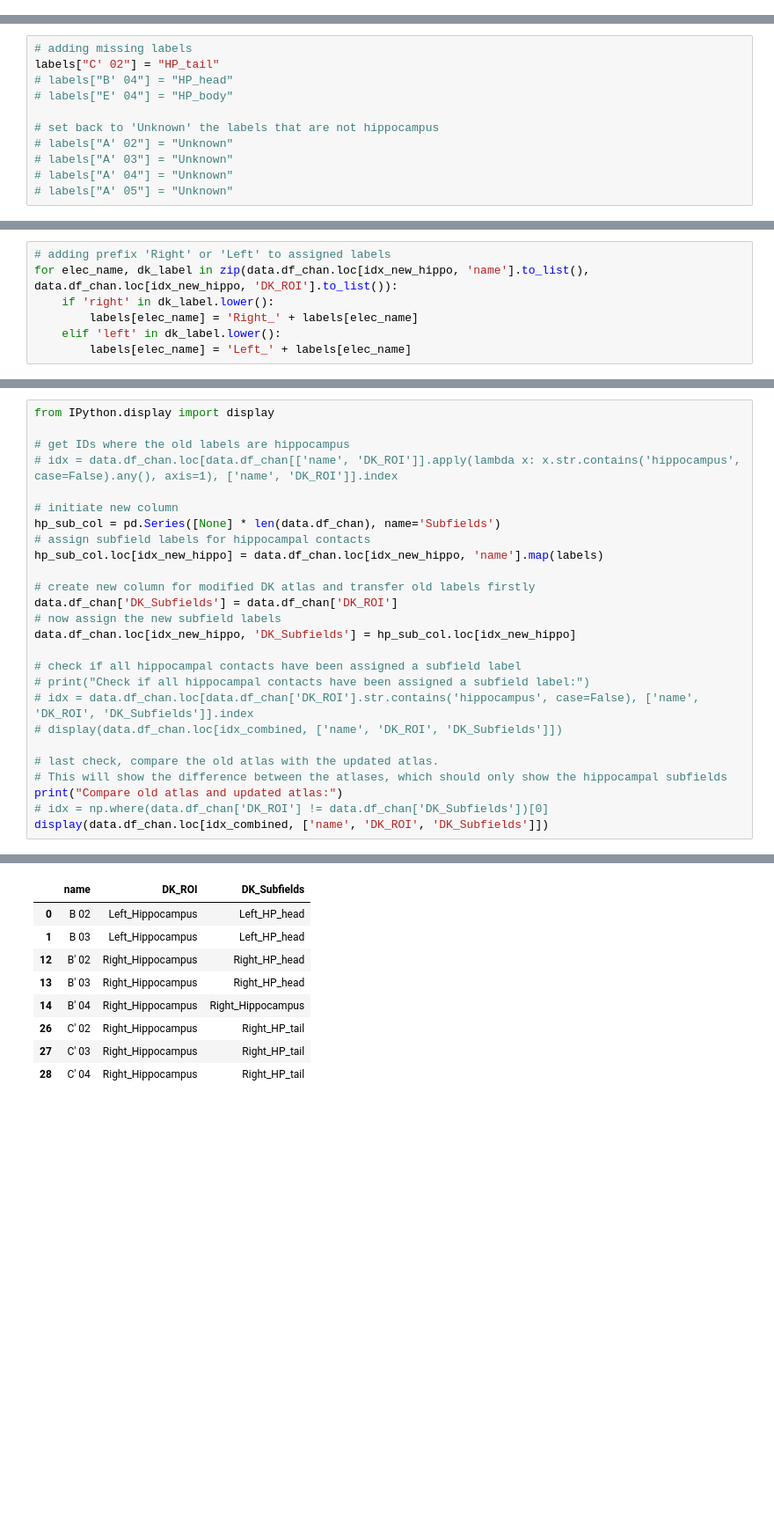
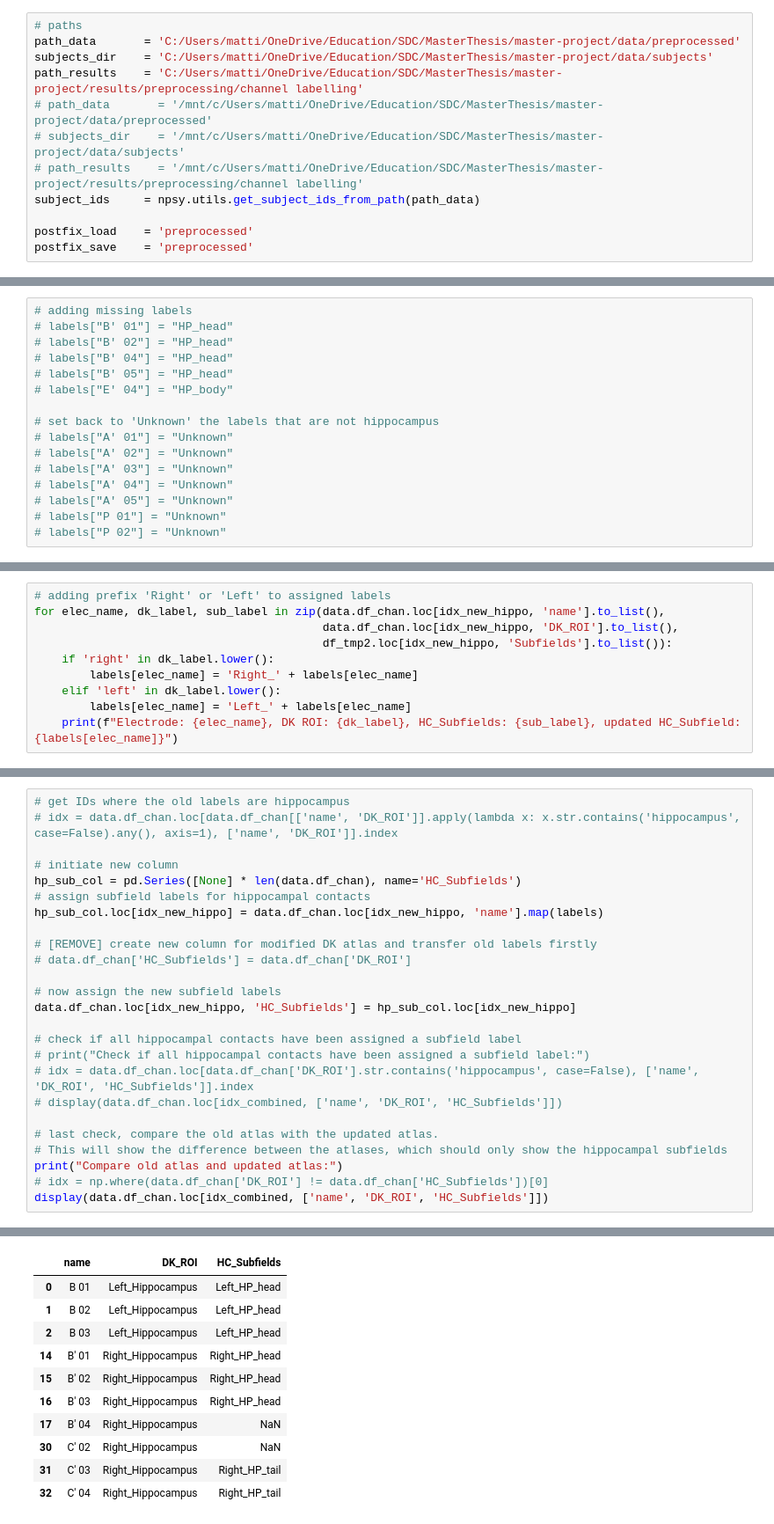
Before and after one commit to faering/master-project, a Jupyter notebook: PRE - label channels.ipynb, the cells around one changed output, grey strips where cells are left out. Shown at 88% size. Saved outputs shown, nothing was run; the diff lists cells and outputs as text; blank space fills up the shorter version.

```diff
--- a/PRE - label channels.ipynb
+++ b/PRE - label channels.ipynb
@@ -1 +24,13 @@
+# %%
+# paths
+path_data       = 'C:/Users/matti/OneDrive/Education/SDC/MasterThesis/master-project/data/preprocessed'
+subjects_dir    = 'C:/Users/matti/OneDrive/Education/SDC/MasterThesis/master-project/data/subjects'
+path_results    = 'C:/Users/matti/OneDrive/Education/SDC/MasterThesis/master-project/results/preprocessing/channel labelling'
+# path_data       = '/mnt/c/Users/matti/OneDrive/Education/SDC/MasterThesis/master-project/data/preprocessed'
+# subjects_dir    = '/mnt/c/Users/matti/OneDrive/Education/SDC/MasterThesis/master-project/data/subjects'
+# path_results    = '/mnt/c/Users/matti/OneDrive/Education/SDC/MasterThesis/master-project/results/preprocessing/channel labelling'
+subject_ids     = npsy.utils.get_subject_ids_from_path(path_data)
+
+postfix_load    = 'preprocessed'
+postfix_save    = 'preprocessed'
 # %% [markdown]
@@ -279,12 +300,17 @@ Corrections are made if some labels are wrongly labelled as "unknown".
 # %%
 # adding missing labels
-labels["C' 02"] = "HP_tail"
+# labels["B' 01"] = "HP_head"
+# labels["B' 02"] = "HP_head"
 # labels["B' 04"] = "HP_head"
+# labels["B' 05"] = "HP_head"
 # labels["E' 04"] = "HP_body"
 
 # set back to 'Unknown' the labels that are not hippocampus
+# labels["A' 01"] = "Unknown"
 # labels["A' 02"] = "Unknown"
 # labels["A' 03"] = "Unknown"
 # labels["A' 04"] = "Unknown"
 # labels["A' 05"] = "Unknown"
+# labels["P 01"] = "Unknown"
+# labels["P 02"] = "Unknown"
 # %%
@@ -354,7 +377,10 @@ Electrodes in the dataset: {'N', "W'", 'B', "D'", "B'", "T'", "C'", "N'"}
 # %%
 # adding prefix 'Right' or 'Left' to assigned labels
-for elec_name, dk_label in zip(data.df_chan.loc[idx_new_hippo, 'name'].to_list(), data.df_chan.loc[idx_new_hippo, 'DK_ROI'].to_list()):
+for elec_name, dk_label, sub_label in zip(data.df_chan.loc[idx_new_hippo, 'name'].to_list(),
+                                          data.df_chan.loc[idx_new_hippo, 'DK_ROI'].to_list(),
+                                          df_tmp2.loc[idx_new_hippo, 'Subfields'].to_list()):
     if 'right' in dk_label.lower():
         labels[elec_name] = 'Right_' + labels[elec_name]
     elif 'left' in dk_label.lower():
         labels[elec_name] = 'Left_' + labels[elec_name]
+    print(f"Electrode: {elec_name}, DK ROI: {dk_label}, HC_Subfields: {sub_label}, updated HC_Subfield: {labels[elec_name]}")
@@ -361,38 +396,39 @@ for elec_name, dk_label in zip(data.df_chan.loc[idx_new_hippo, 'name'].to_list()
 # %%
-from IPython.display import display
-
 # get IDs where the old labels are hippocampus
 # idx = data.df_chan.loc[data.df_chan[['name', 'DK_ROI']].apply(lambda x: x.str.contains('hippocampus', case=False).any(), axis=1), ['name', 'DK_ROI']].index
 
 # initiate new column
-hp_sub_col = pd.Series([None] * len(data.df_chan), name='Subfields')
+hp_sub_col = pd.Series([None] * len(data.df_chan), name='HC_Subfields')
 # assign subfield labels for hippocampal contacts
 hp_sub_col.loc[idx_new_hippo] = data.df_chan.loc[idx_new_hippo, 'name'].map(labels)
 
-# create new column for modified DK atlas and transfer old labels firstly
-data.df_chan['DK_Subfields'] = data.df_chan['DK_ROI']
+# [REMOVE] create new column for modified DK atlas and transfer old labels firstly
+# data.df_chan['HC_Subfields'] = data.df_chan['DK_ROI']
+
 # now assign the new subfield labels
-data.df_chan.loc[idx_new_hippo, 'DK_Subfields'] = hp_sub_col.loc[idx_new_hippo]
+data.df_chan.loc[idx_new_hippo, 'HC_Subfields'] = hp_sub_col.loc[idx_new_hippo]
 
 # check if all hippocampal contacts have been assigned a subfield label
 # print("Check if all hippocampal contacts have been assigned a subfield label:")
-# idx = data.df_chan.loc[data.df_chan['DK_ROI'].str.contains('hippocampus', case=False), ['name', 'DK_ROI', 'DK_Subfields']].index
-# display(data.df_chan.loc[idx_combined, ['name', 'DK_ROI', 'DK_Subfields']])
+# idx = data.df_chan.loc[data.df_chan['DK_ROI'].str.contains('hippocampus', case=False), ['name', 'DK_ROI', 'HC_Subfields']].index
+# display(data.df_chan.loc[idx_combined, ['name', 'DK_ROI', 'HC_Subfields']])
 
 # last check, compare the old atlas with the updated atlas.
 # This will show the difference between the atlases, which should only show the hippocampal subfields
 print("Compare old atlas and updated atlas:")
-# idx = np.where(data.df_chan['DK_ROI'] != data.df_chan['DK_Subfields'])[0]
-display(data.df_chan.loc[idx_combined, ['name', 'DK_ROI', 'DK_Subfields']])
+# idx = np.where(data.df_chan['DK_ROI'] != data.df_chan['HC_Subfields'])[0]
+display(data.df_chan.loc[idx_combined, ['name', 'DK_ROI', 'HC_Subfields']])
 # %% [output]
 Compare old atlas and updated atlas:
-|  | name | DK_ROI | DK_Subfields |
-| 0 | B 02 | Left_Hippocampus | Left_HP_head |
-| 1 | B 03 | Left_Hippocampus | Left_HP_head |
-| 12 | B' 02 | Right_Hippocampus | Right_HP_head |
-| 13 | B' 03 | Right_Hippocampus | Right_HP_head |
-| 14 | B' 04 | Right_Hippocampus | Right_Hippocampus |
-| 26 | C' 02 | Right_Hippocampus | Right_HP_tail |
-| 27 | C' 03 | Right_Hippocampus | Right_HP_tail |
-| 28 | C' 04 | Right_Hippocampus | Right_HP_tail |
+|  | name | DK_ROI | HC_Subfields |
+| 0 | B 01 | Left_Hippocampus | Left_HP_head |
+| 1 | B 02 | Left_Hippocampus | Left_HP_head |
+| 2 | B 03 | Left_Hippocampus | Left_HP_head |
+| 14 | B' 01 | Right_Hippocampus | Right_HP_head |
+| 15 | B' 02 | Right_Hippocampus | Right_HP_head |
+| 16 | B' 03 | Right_Hippocampus | Right_HP_head |
+| 17 | B' 04 | Right_Hippocampus | NaN |
+| 30 | C' 02 | Right_Hippocampus | NaN |
+| 31 | C' 03 | Right_Hippocampus | Right_HP_tail |
+| 32 | C' 04 | Right_Hippocampus | Right_HP_tail |
 # %% [markdown]
```
Also changed, not shown: parts of 29 cells of this notebook, 3 other files.
